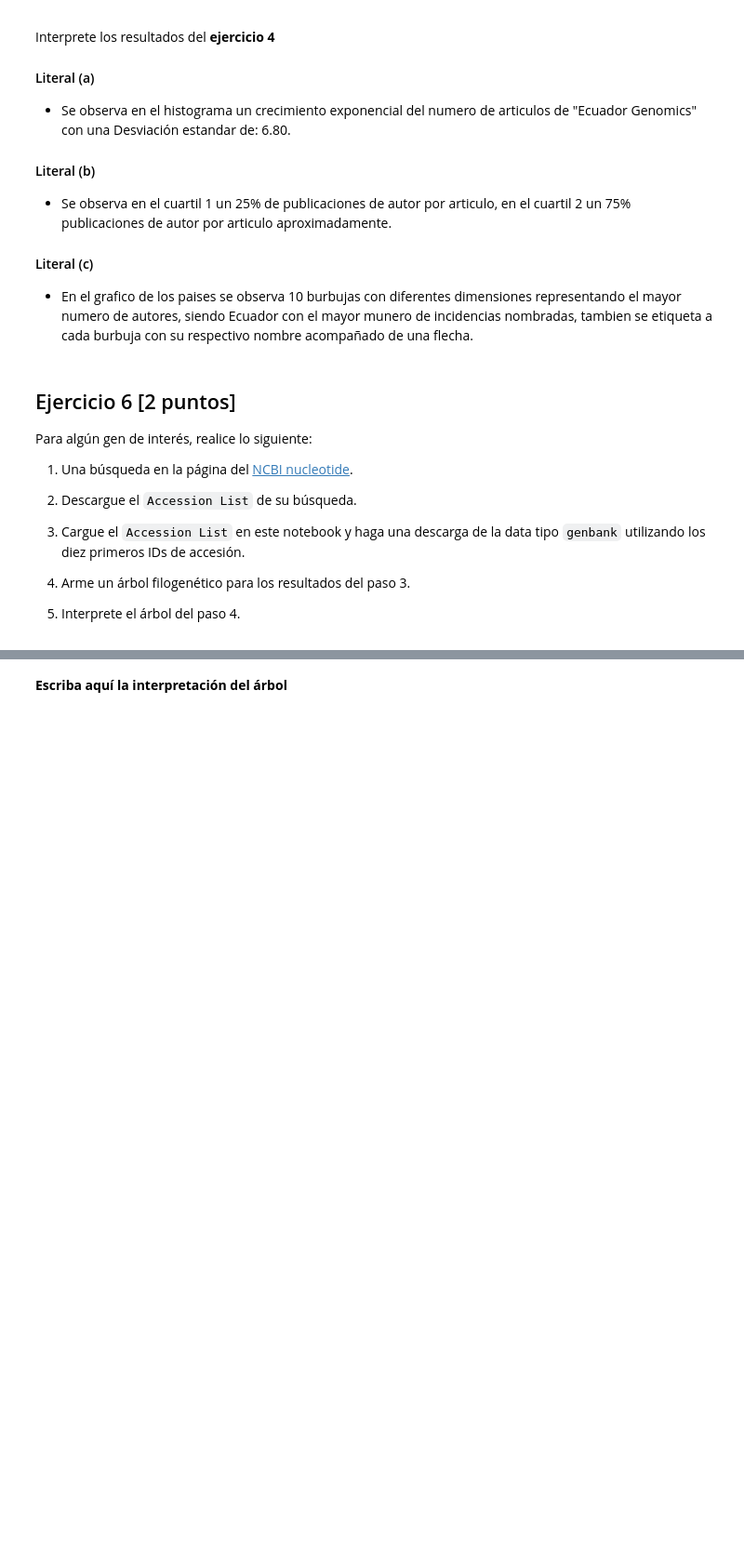
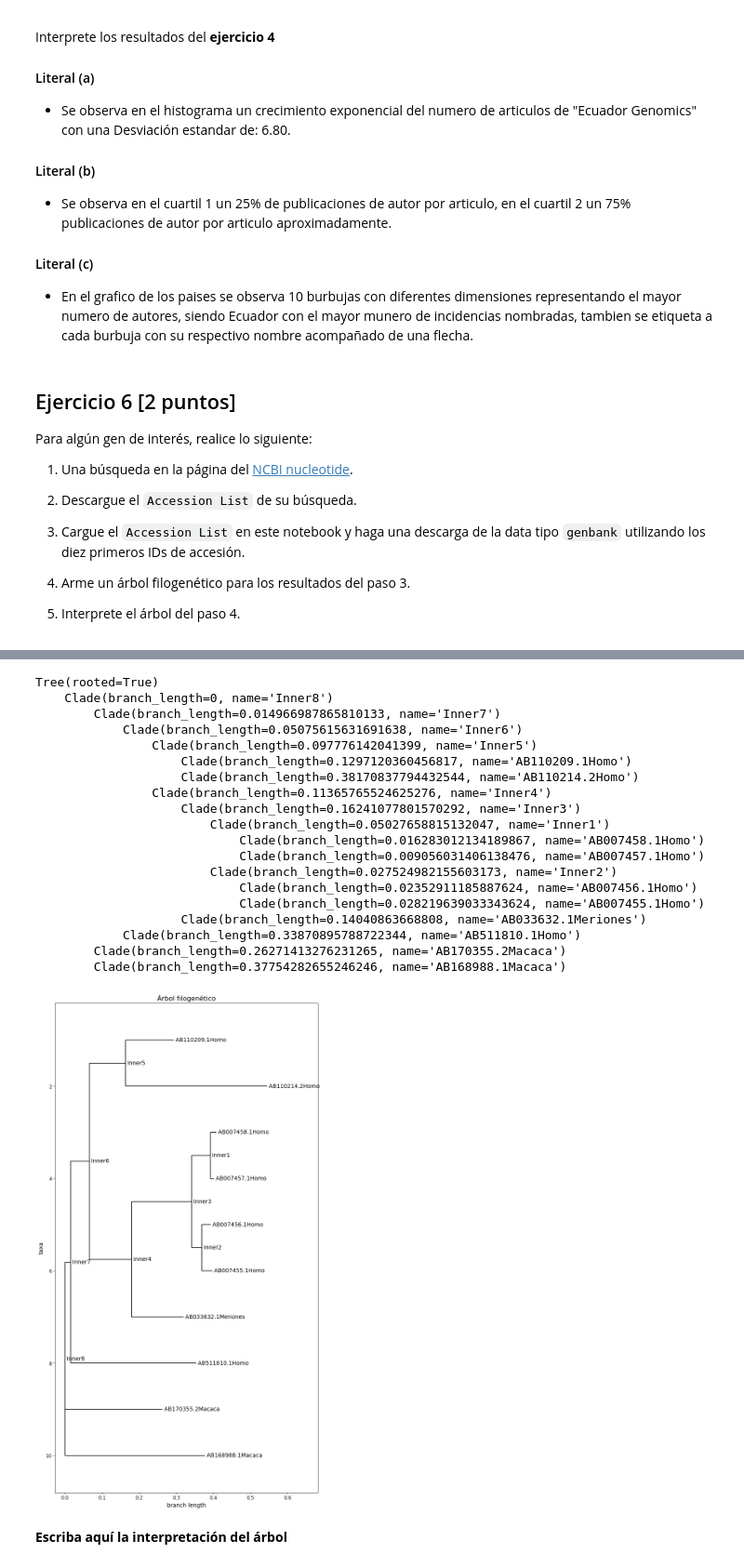
Before and after one commit to RuthGuevara/GBI6_ExamenPython, a Jupyter notebook: 2021II_GBI6_ExamenParcialPython.ipynb, the cells around one changed output, grey strips where cells are left out. Shown: that part at 93% size. Drawn from its saved outputs; the diff is of its cells as text; code cells hidden in the pictures; blank space fills up the shorter version.

Commit message:
Datos del Gen de interes
Se suben todos los archivos generados a partir de metodo utilizado .

```diff
--- a/2021II_GBI6_ExamenParcialPython.ipynb
+++ b/2021II_GBI6_ExamenParcialPython.ipynb
@@ -324,3 +392,51 @@ Para algún gen de interés, realice lo siguiente:
+# %%
+# Inicializar el constructor del arbol
+from Bio.Phylo.TreeConstruction import DistanceTreeConstructor
+constructor = DistanceTreeConstructor(calculator)
+# Construir el arbol
+staphy1_tree = constructor.build_tree(alignment)
+staphy1_tree.rooted = True
+print(staphy1_tree)
+# Guardar el arbol
+Phylo.write(staphy1_tree, "Data/sequence.xml", "phyloxml")
+
+staphy1_tree = Phylo.read(file="Data/sequence.xml", format= "phyloxml")
+
+# Arbol  en Matplotlib
+import matplotlib
+import matplotlib.pyplot as plt
+
+#Para tener eficiente visualización se utiliza el siguiente código
+fig = plt.figure(figsize=(11, 21), dpi=76)
+matplotlib.rc('font', size=13)
+matplotlib.rc('xtick', labelsize=11)
+matplotlib.rc('ytick', labelsize=11)
+plt.title("Árbol filogenético")   # Establece el título del gráfico
+
+axes = fig.add_subplot(1, 1, 1)
+Phylo.draw(staphy1_tree, axes=axes)
+fig.savefig("Data/sequence_cladogram.png")
+# %% [output]
+Tree(rooted=True)
+    Clade(branch_length=0, name='Inner8')
+        Clade(branch_length=0.014966987865810133, name='Inner7')
+            Clade(branch_length=0.05075615631691638, name='Inner6')
+                Clade(branch_length=0.097776142041399, name='Inner5')
+                    Clade(branch_length=0.1297120360456817, name='AB110209.1Homo')
+                    Clade(branch_length=0.38170837794432544, name='AB110214.2Homo')
+                Clade(branch_length=0.11365765524625276, name='Inner4')
+                    Clade(branch_length=0.16241077801570292, name='Inner3')
+                        Clade(branch_length=0.05027658815132047, name='Inner1')
+                            Clade(branch_length=0.016283012134189867, name='AB007458.1Homo')
+                            Clade(branch_length=0.009056031406138476, name='AB007457.1Homo')
+                        Clade(branch_length=0.027524982155603173, name='Inner2')
+                            Clade(branch_length=0.02352911185887624, name='AB007456.1Homo')
+                            Clade(branch_length=0.028219639033343624, name='AB007455.1Homo')
+                    Clade(branch_length=0.14040863668808, name='AB033632.1Meriones')
+            Clade(branch_length=0.33870895788722344, name='AB511810.1Homo')
+        Clade(branch_length=0.26271413276231265, name='AB170355.2Macaca')
+        Clade(branch_length=0.37754282655246246, name='AB168988.1Macaca')
+[figure, added]
 # %% [markdown]
 **Escriba aquí la interpretación del árbol**
 # %% [markdown]
```
Also changed, not shown: parts of 5 cells of this notebook, 8 other files.
